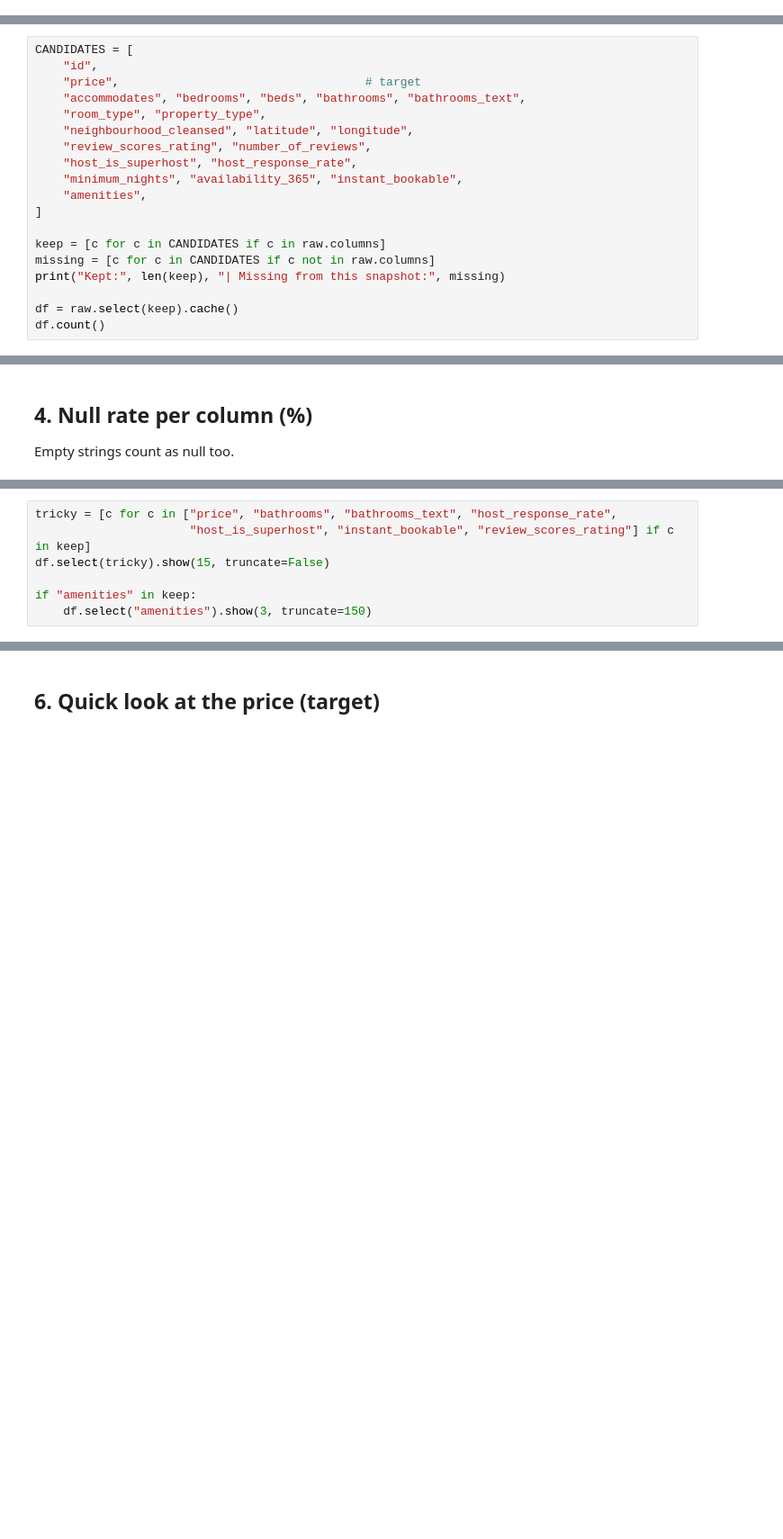
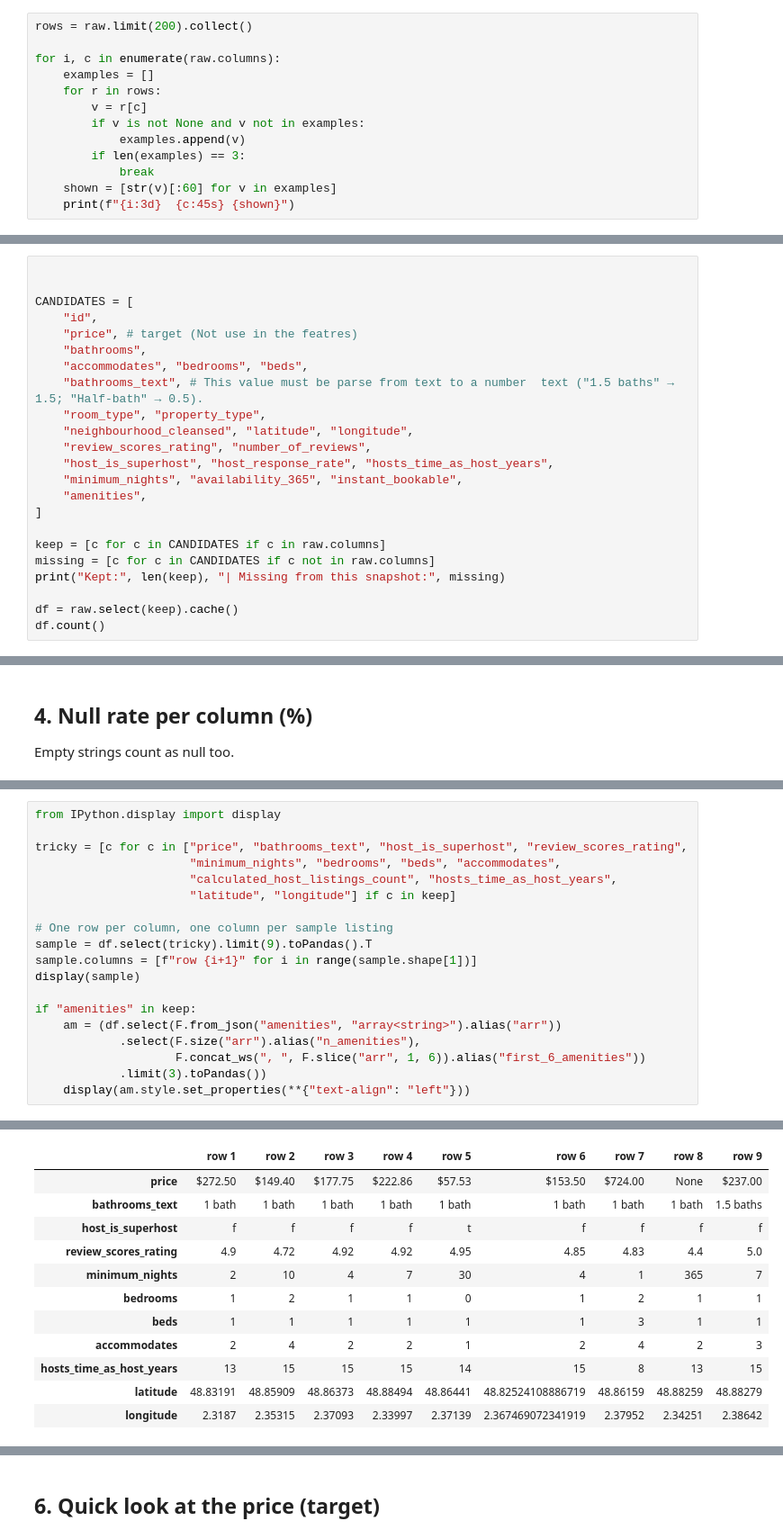
Before and after one commit to JhoanSFranco/pipeline-spark-ML, a Jupyter notebook: notebooks/scratch/00_step0_explore.ipynb, the cells around one changed output, grey strips where cells are left out. Shown at 90% size. Drawn from its saved outputs; the diff is of its cells as text; blank space fills up the shorter version.

```diff
--- a/notebooks/scratch/00_step0_explore.ipynb
+++ b/notebooks/scratch/00_step0_explore.ipynb
@@ -73,3 +75,16 @@ for i, c in enumerate(raw.columns):
  87  calculated_host_listings_count_private_rooms
  88  calculated_host_listings_count_shared_rooms
  89  reviews_per_month
+# %%
+rows = raw.limit(200).collect()
+
+for i, c in enumerate(raw.columns):
+    examples = []
+    for r in rows:
+        v = r[c]
+        if v is not None and v not in examples:
+            examples.append(v)
+        if len(examples) == 3:
+            break
+    shown = [str(v)[:60] for v in examples]
+    print(f"{i:3d}  {c:45s} {shown}")
@@ -79,12 +117,16 @@ Edit this list after looking at the columns above. Missing ones are reported, no
 # %%
+
+
 CANDIDATES = [
     "id",
-    "price",                                   # target
-    "accommodates", "bedrooms", "beds", "bathrooms", "bathrooms_text",
+    "price", # target (Not use in the featres)
+    "bathrooms",
+    "accommodates", "bedrooms", "beds",
+    "bathrooms_text", # This value must be parse from text to a number  text ("1.5 baths" → 1.5; "Half-bath" → 0.5).
     "room_type", "property_type",
     "neighbourhood_cleansed", "latitude", "longitude",
     "review_scores_rating", "number_of_reviews",
-    "host_is_superhost", "host_response_rate",
+    "host_is_superhost", "host_response_rate", "hosts_time_as_host_years",
     "minimum_nights", "availability_365", "instant_bookable",
     "amenities",
 ]
@@ -132,8 +188,20 @@ Look at the formats to decide the cleaning rules.
 # %%
-tricky = [c for c in ["price", "bathrooms", "bathrooms_text", "host_response_rate",
-                      "host_is_superhost", "instant_bookable", "review_scores_rating"] if c in keep]
-df.select(tricky).show(15, truncate=False)
+from IPython.display import display
+
+tricky = [c for c in ["price", "bathrooms_text", "host_is_superhost", "review_scores_rating",
+                      "minimum_nights", "bedrooms", "beds", "accommodates",
+                      "calculated_host_listings_count", "hosts_time_as_host_years",
+                      "latitude", "longitude"] if c in keep]
+
+# One row per column, one column per sample listing
+sample = df.select(tricky).limit(9).toPandas().T
+sample.columns = [f"row {i+1}" for i in range(sample.shape[1])]
+display(sample)
 
 if "amenities" in keep:
-    df.select("amenities").show(3, truncate=150)
+    am = (df.select(F.from_json("amenities", "array<string>").alias("arr"))
+            .select(F.size("arr").alias("n_amenities"),
+                    F.concat_ws(", ", F.slice("arr", 1, 6)).alias("first_6_amenities"))
+            .limit(3).toPandas())
+    display(am.style.set_properties(**{"text-align": "left"}))
 # %% [output]
@@ -156,0 +208,12 @@ only showing top 3 rows
+|  | row 1 | row 2 | row 3 | row 4 | row 5 | row 6 | row 7 | row 8 | row 9 |
+| price | $272.50 | $149.40 | $177.75 | $222.86 | $57.53 | $153.50 | $724.00 | None | $237.00 |
+| bathrooms_text | 1 bath | 1 bath | 1 bath | 1 bath | 1 bath | 1 bath | 1 bath | 1 bath | 1.5 baths |
+| host_is_superhost | f | f | f | f | t | f | f | f | f |
+| review_scores_rating | 4.9 | 4.72 | 4.92 | 4.92 | 4.95 | 4.85 | 4.83 | 4.4 | 5.0 |
+| minimum_nights | 2 | 10 | 4 | 7 | 30 | 4 | 1 | 365 | 7 |
+| bedrooms | 1 | 2 | 1 | 1 | 0 | 1 | 2 | 1 | 1 |
+| beds | 1 | 1 | 1 | 1 | 1 | 1 | 3 | 1 | 1 |
+| accommodates | 2 | 4 | 2 | 2 | 1 | 2 | 4 | 2 | 3 |
+| hosts_time_as_host_years | 13 | 15 | 15 | 15 | 14 | 15 | 8 | 13 | 15 |
+| latitude | 48.83191 | 48.85909 | 48.86373 | 48.88494 | 48.86441 | 48.82524108886719 | 48.86159 | 48.88259 | 48.88279 |
+| longitude | 2.3187 | 2.35315 | 2.37093 | 2.33997 | 2.37139 | 2.367469072341919 | 2.37952 | 2.34251 | 2.38642 |
```
Also changed, not shown: parts of 13 cells of this notebook.
